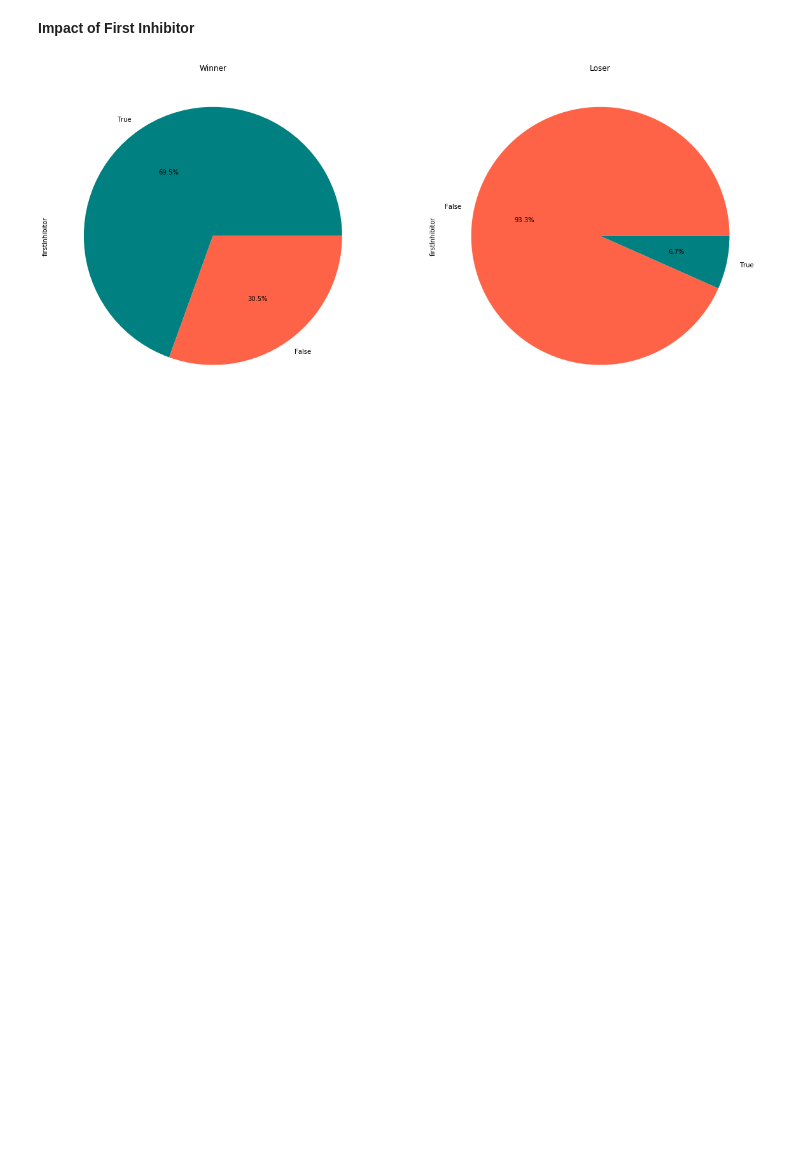
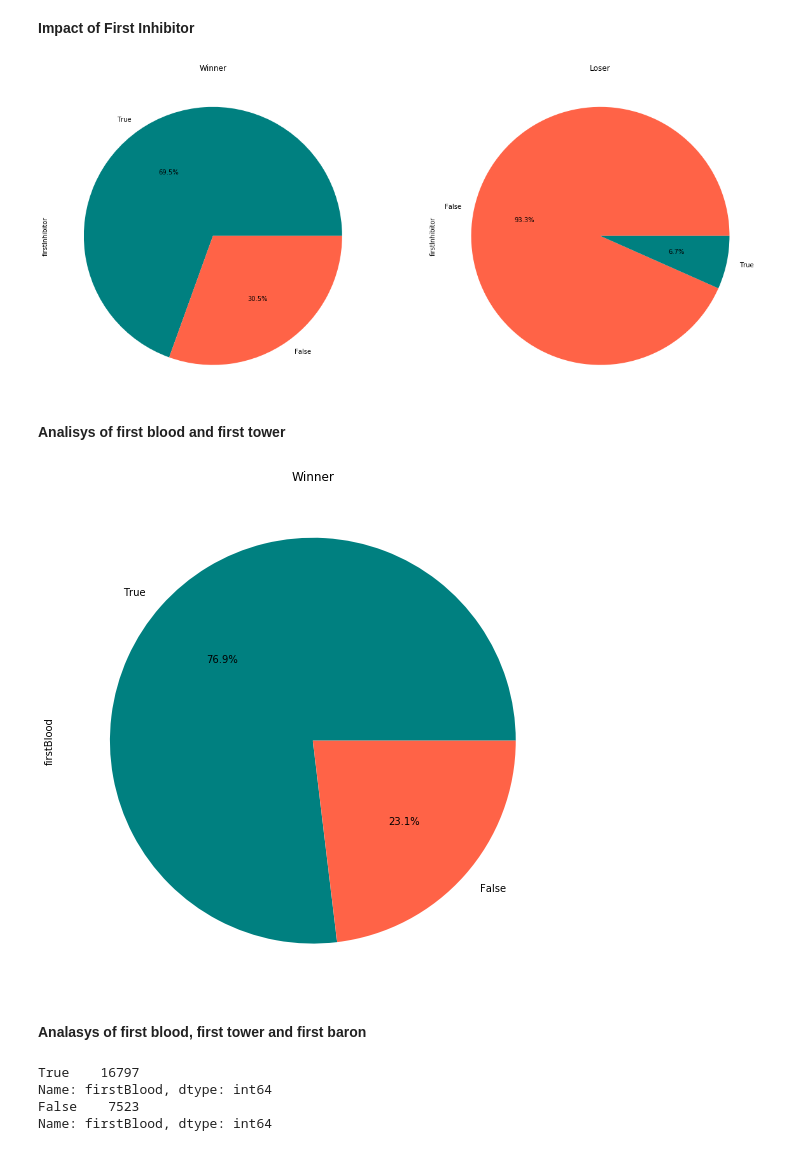
Before and after one commit to ErikSugawara/lol-ranked-kr, a Jupyter notebook: lol-ranked-kr.ipynb, the cells around one changed output. Drawn from its saved outputs; the diff is of its cells as text; code cells hidden in the pictures; blank space fills up the shorter version.

```diff
--- a/lol-ranked-kr.ipynb
+++ b/lol-ranked-kr.ipynb
@@ -39,6 +39,12 @@ def color_label(df):
         return ['teal', 'tomato']
     else:
         return ['tomato','teal']
+
+def create_piechart_1(df_obj_winner):
+    fig = plt.figure(figsize=(20,10))
+    ax_1 = fig.add_subplot(1,2,1)
+    color_1 = color_label(df_obj_winner)
+    df_obj_winner.plot.pie(ax=ax_1, title = 'Winner', autopct='%1.1f%%', colors=color_1)
 
 def create_piechart_2(df_obj_winner, df_obj_loser):
     fig = plt.figure(figsize=(20,10))
@@ -102,3 +108,20 @@ fi_loser = df_loser['firstInhibitor'].value_counts()
 create_piechart_2(fi_winner, fi_loser)
 # %% [output]
 [figure]
+# %% [markdown]
+__Analisys of first blood and first tower__
+# %%
+df_1 = df_winner[['firstBlood', 'firstTower']]
+df_1 = df_1[(df_1['firstBlood'] == True) & (df_1['firstTower'] == True)]
+df_2 = df_winner[['firstBlood', 'firstTower']]
+df_2 = df_2[(df_2['firstBlood'] == False) & (df_2['firstTower'] == False)]
+# %%
+df_1 = df_1['firstBlood'].value_counts()
+df_2 = df_2['firstBlood'].value_counts()
+df = pd.concat([df_1,df_2],axis=0)
+# %%
+create_piechart_1(df)
+# %% [output]
+[figure, added]
+# %% [markdown]
+__Analasys of first blood, first tower and first baron__
@@ -104,0 +133,11 @@ create_piechart_2(fi_winner, fi_loser)
+# %%
+df_1 = df_1['firstBlood'].value_counts()
+df_2 = df_2['firstBlood'].value_counts()
+print(df_1)
+print(df_2)
+df = pd.concat([df_1,df_2],axis=0)
+# %% [output]
+True    16797
+Name: firstBlood, dtype: int64
+False    7523
+Name: firstBlood, dtype: int64
```
Also changed, not shown: parts of 2 cells of this notebook.
